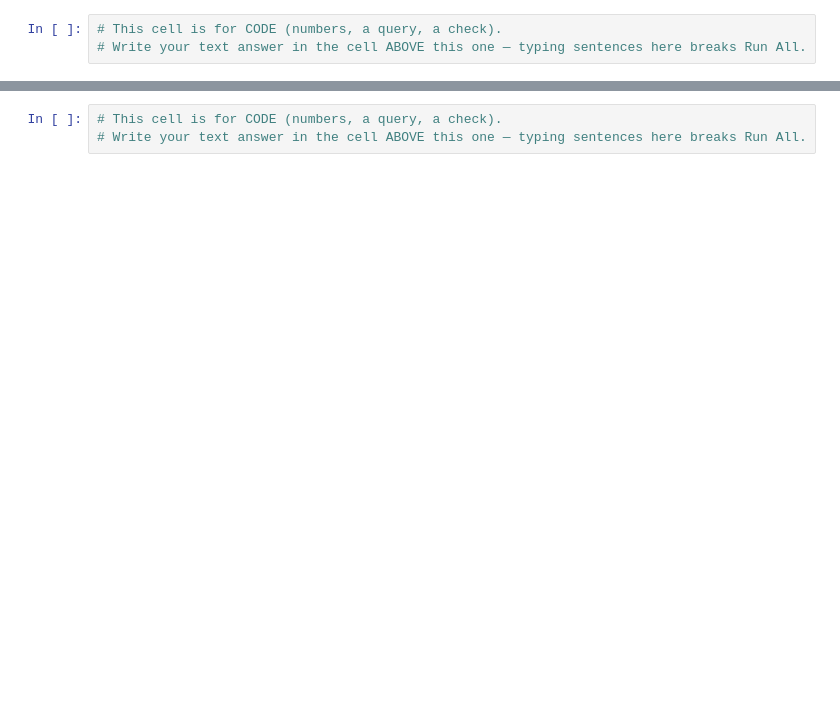
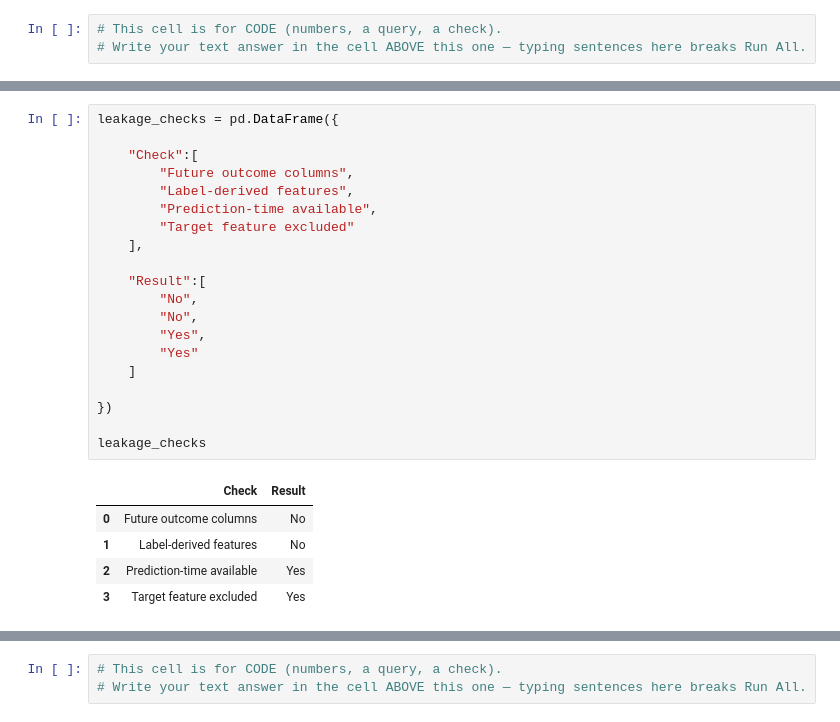
Before and after one commit to kratosontren/flyrank-ml-work, a Jupyter notebook: work/notebooks/w06_validation_audit.ipynb, the cells around one changed output, grey strips where cells are left out. Saved outputs shown, nothing was run; the diff lists cells and outputs as text; blank space fills up the shorter version.

```diff
--- a/work/notebooks/w06_validation_audit.ipynb
+++ b/work/notebooks/w06_validation_audit.ipynb
@@ -19,0 +247,26 @@ This skeleton is yours to fill. Work the sections **in order** — each one has
+# %%
+leakage_checks = pd.DataFrame({
+
+    "Check":[
+        "Future outcome columns",
+        "Label-derived features",
+        "Prediction-time available",
+        "Target feature excluded"
+    ],
+
+    "Result":[
+        "No",
+        "No",
+        "Yes",
+        "Yes"
+    ]
+
+})
+
+leakage_checks
+# %% [output]
+|  | Check | Result |
+| 0 | Future outcome columns | No |
+| 1 | Label-derived features | No |
+| 2 | Prediction-time available | Yes |
+| 3 | Target feature excluded | Yes |
```
Also changed, not shown: parts of 13 cells of this notebook.
